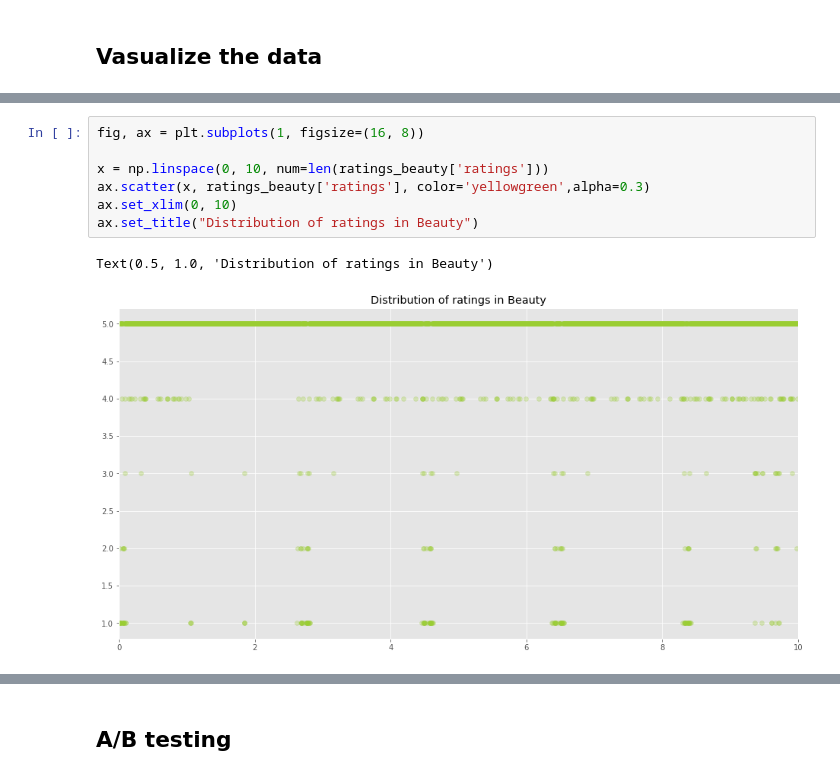
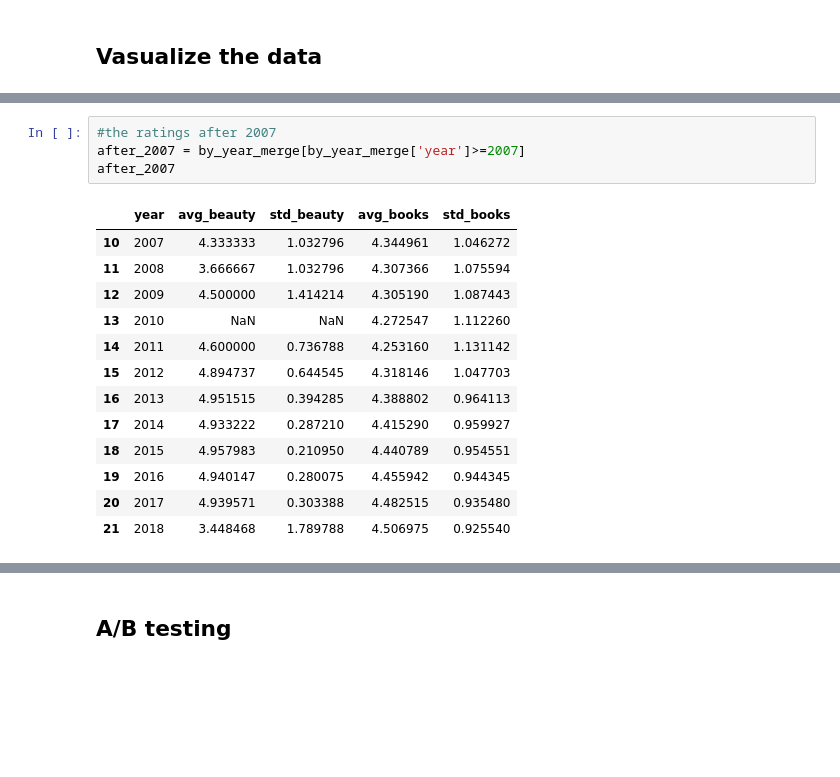
Before and after one commit to Nicole-LijuanChen/Patterns-in-Amazon-customer-ratings, a Jupyter notebook: data-cleaning.ipynb, the cells around one changed output, grey strips where cells are left out. Cells and saved outputs as stored; diff of their text form; blank space fills up the shorter version.

```diff
--- a/data-cleaning.ipynb
+++ b/data-cleaning.ipynb
@@ -184,10 +186,18 @@ plt.savefig('images/standard_deviaton_plot.png')
-# %%
-fig, ax = plt.subplots(1, figsize=(16, 8))
-
-x = np.linspace(0, 10, num=len(ratings_beauty['ratings']))
-ax.scatter(x, ratings_beauty['ratings'], color='yellowgreen',alpha=0.3)
-ax.set_xlim(0, 10)
-ax.set_title("Distribution of ratings in Beauty")
-# %% [output]
-Text(0.5, 1.0, 'Distribution of ratings in Beauty')
-[figure, removed]
+# %%
+#the ratings after 2007
+after_2007 = by_year_merge[by_year_merge['year']>=2007]
+after_2007
+# %% [output]
+|  | year | avg_beauty | std_beauty | avg_books | std_books |
+| 10 | 2007 | 4.333333 | 1.032796 | 4.344961 | 1.046272 |
+| 11 | 2008 | 3.666667 | 1.032796 | 4.307366 | 1.075594 |
+| 12 | 2009 | 4.500000 | 1.414214 | 4.305190 | 1.087443 |
+| 13 | 2010 | NaN | NaN | 4.272547 | 1.112260 |
+| 14 | 2011 | 4.600000 | 0.736788 | 4.253160 | 1.131142 |
+| 15 | 2012 | 4.894737 | 0.644545 | 4.318146 | 1.047703 |
+| 16 | 2013 | 4.951515 | 0.394285 | 4.388802 | 0.964113 |
+| 17 | 2014 | 4.933222 | 0.287210 | 4.415290 | 0.959927 |
+| 18 | 2015 | 4.957983 | 0.210950 | 4.440789 | 0.954551 |
+| 19 | 2016 | 4.940147 | 0.280075 | 4.455942 | 0.944345 |
+| 20 | 2017 | 4.939571 | 0.303388 | 4.482515 | 0.935480 |
+| 21 | 2018 | 3.448468 | 1.789788 | 4.506975 | 0.925540 |
```
Also changed, not shown: parts of 18 cells of this notebook, 3 other files.
